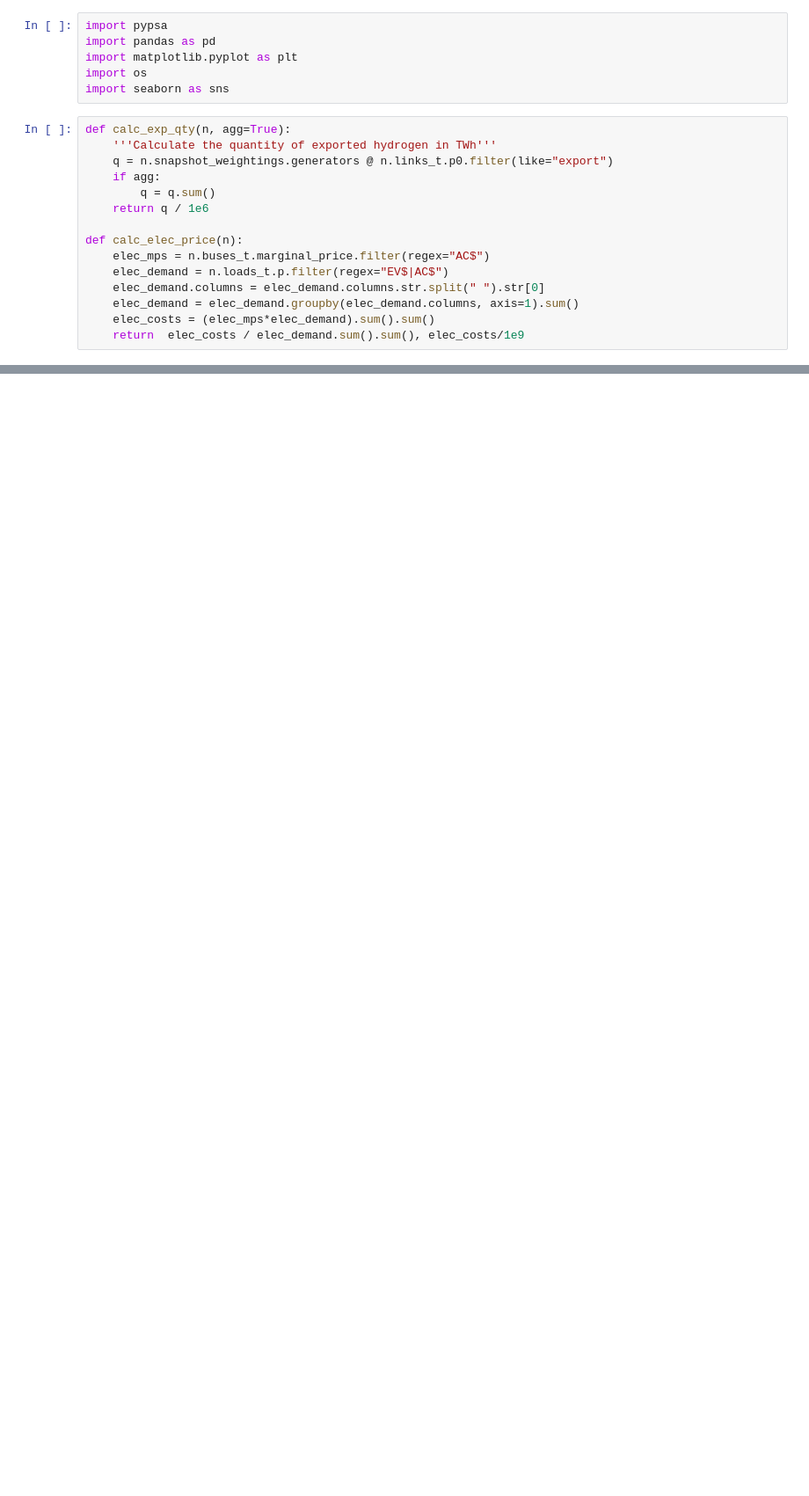
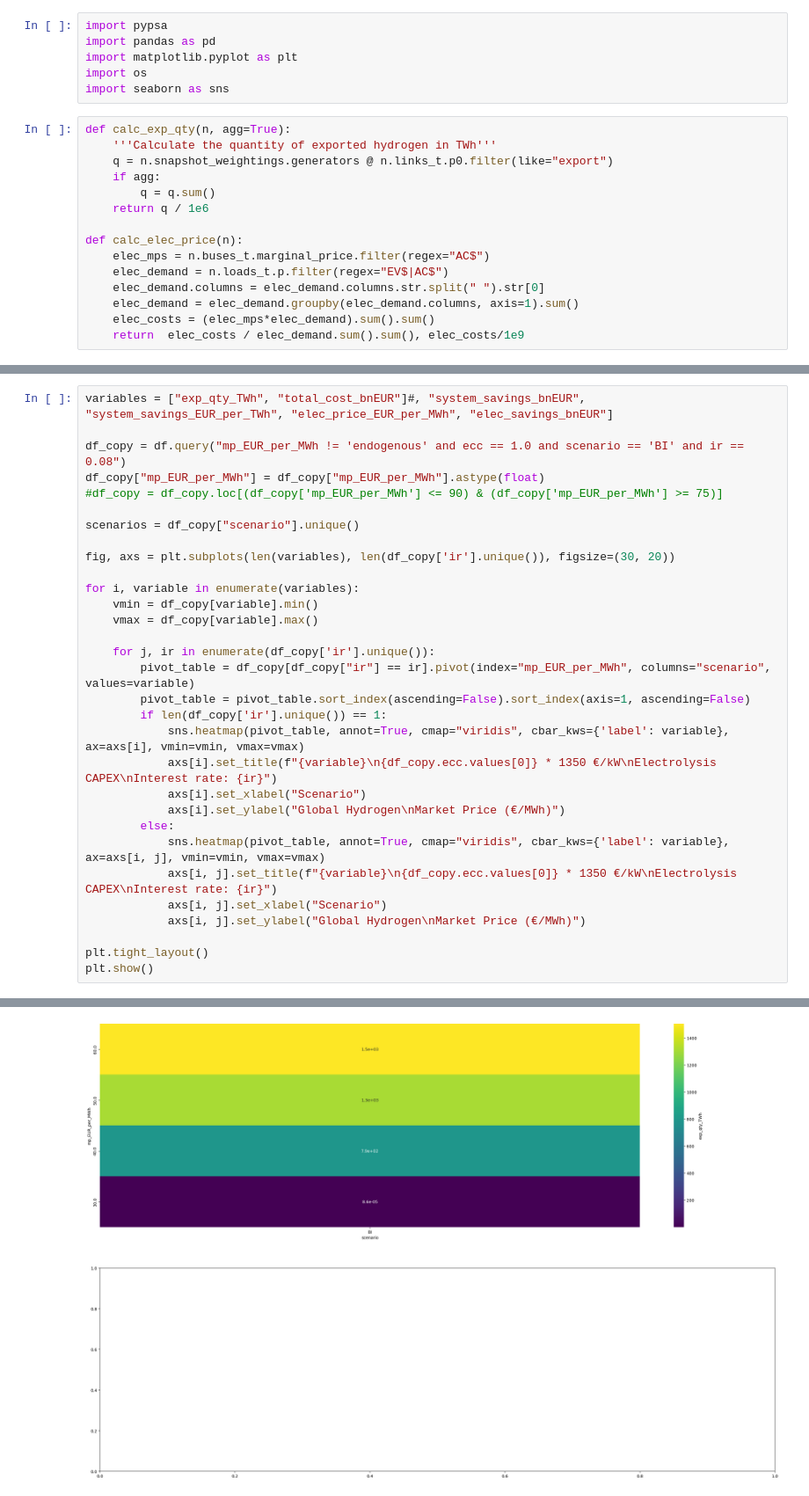
Before and after one commit to hazemakhalek/BRIGHT, a Jupyter notebook: notebooks/compare_scenarios.ipynb, the cells around one changed output, grey strips where cells are left out. Shown at 88% size. Cells and saved outputs as stored; diff of their text form; blank space fills up the shorter version.

```diff
--- a/notebooks/compare_scenarios.ipynb
+++ b/notebooks/compare_scenarios.ipynb
@@ -83,0 +134,32 @@ INFO:pypsa.io:Imported network elec_s_11_ec_lv1.0_Co2L_3H_2035_0.071_BI_0export_
+# %%
+variables = ["exp_qty_TWh", "total_cost_bnEUR"]#, "system_savings_bnEUR", "system_savings_EUR_per_TWh", "elec_price_EUR_per_MWh", "elec_savings_bnEUR"]
+
+df_copy = df.query("mp_EUR_per_MWh != 'endogenous' and ecc == 1.0 and scenario == 'BI' and ir == 0.08")
+df_copy["mp_EUR_per_MWh"] = df_copy["mp_EUR_per_MWh"].astype(float)
+#df_copy = df_copy.loc[(df_copy['mp_EUR_per_MWh'] <= 90) & (df_copy['mp_EUR_per_MWh'] >= 75)]
+
+scenarios = df_copy["scenario"].unique()
+
+fig, axs = plt.subplots(len(variables), len(df_copy['ir'].unique()), figsize=(30, 20))
+
+for i, variable in enumerate(variables):
+    vmin = df_copy[variable].min()
+    vmax = df_copy[variable].max()
+
+    for j, ir in enumerate(df_copy['ir'].unique()):
+        pivot_table = df_copy[df_copy["ir"] == ir].pivot(index="mp_EUR_per_MWh", columns="scenario", values=variable)
+        pivot_table = pivot_table.sort_index(ascending=False).sort_index(axis=1, ascending=False)
+        if len(df_copy['ir'].unique()) == 1:
+            sns.heatmap(pivot_table, annot=True, cmap="viridis", cbar_kws={'label': variable}, ax=axs[i], vmin=vmin, vmax=vmax)
+            axs[i].set_title(f"{variable}\n{df_copy.ecc.values[0]} * 1350 €/kW\nElectrolysis CAPEX\nInterest rate: {ir}")
+            axs[i].set_xlabel("Scenario")
+            axs[i].set_ylabel("Global Hydrogen\nMarket Price (€/MWh)")
+        else:
+            sns.heatmap(pivot_table, annot=True, cmap="viridis", cbar_kws={'label': variable}, ax=axs[i, j], vmin=vmin, vmax=vmax)
+            axs[i, j].set_title(f"{variable}\n{df_copy.ecc.values[0]} * 1350 €/kW\nElectrolysis CAPEX\nInterest rate: {ir}")
+            axs[i, j].set_xlabel("Scenario")
+            axs[i, j].set_ylabel("Global Hydrogen\nMarket Price (€/MWh)")
+
+plt.tight_layout()
+plt.show()
+# %% [output]
@@ -84 +172,2 @@ INFO:pypsa.io:Imported network elec_s_11_ec_lv1.0_Co2L_3H_2035_0.071_BI_0export_
+[figure, added]
 # %%
```
Also changed, not shown: parts of 13 cells of this notebook.
